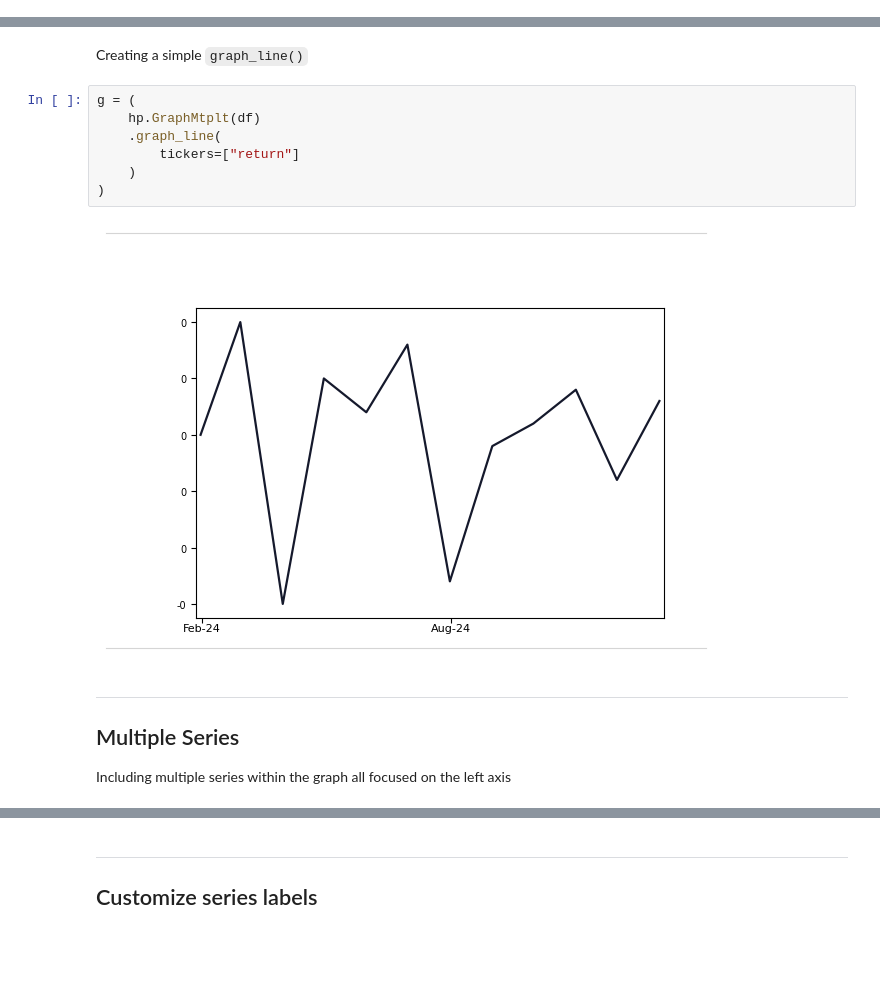
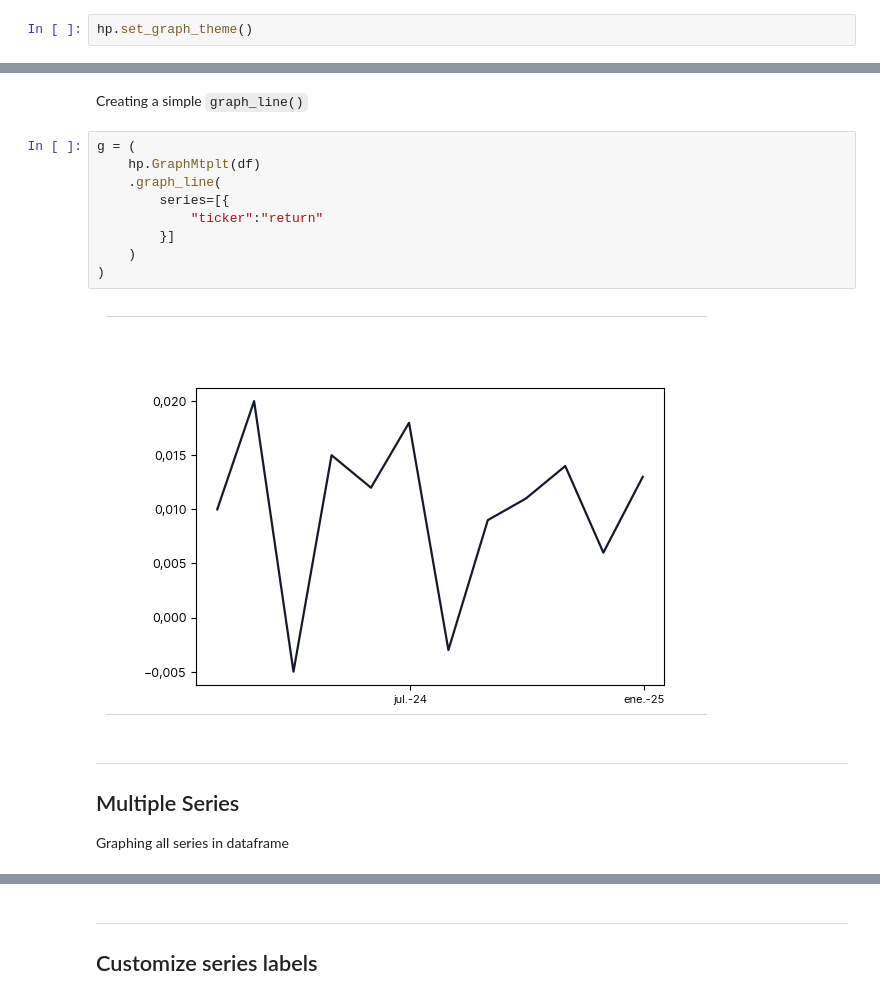
Before and after one commit to jc-ocampob/helpers_ps, a Jupyter notebook: docs/GraphMtplt/Line/graph.ipynb, the cells around one changed output, grey strips where cells are left out. Saved outputs shown, nothing was run; the diff lists cells and outputs as text; blank space fills up the shorter version.

```diff
--- a/docs/GraphMtplt/Line/graph.ipynb
+++ b/docs/GraphMtplt/Line/graph.ipynb
@@ -25,3 +27,5 @@ import pandas as pd
+# %%
+hp.set_graph_theme()
 # %% [markdown]
 Creating a `pd.Dataframe`
 # %%
@@ -35,17 +56,19 @@ Creating a simple `graph_line()`
 # %%
 g = (
     hp.GraphMtplt(df)
     .graph_line(
-        tickers=["return"]
+        series=[{
+            "ticker":"return"
+        }]
     )
 )
 # %% [output]
-[figure, old version]
+[figure, new version]
 # %% [markdown]
 ---
 ## Multiple Series
 
-Including multiple series within the graph all focused on the left axis
+Graphing all series in dataframe
 # %%
 g = (
     hp.GraphMtplt(df)
```
Also changed, not shown: parts of 12 cells of this notebook, 3 other files.
